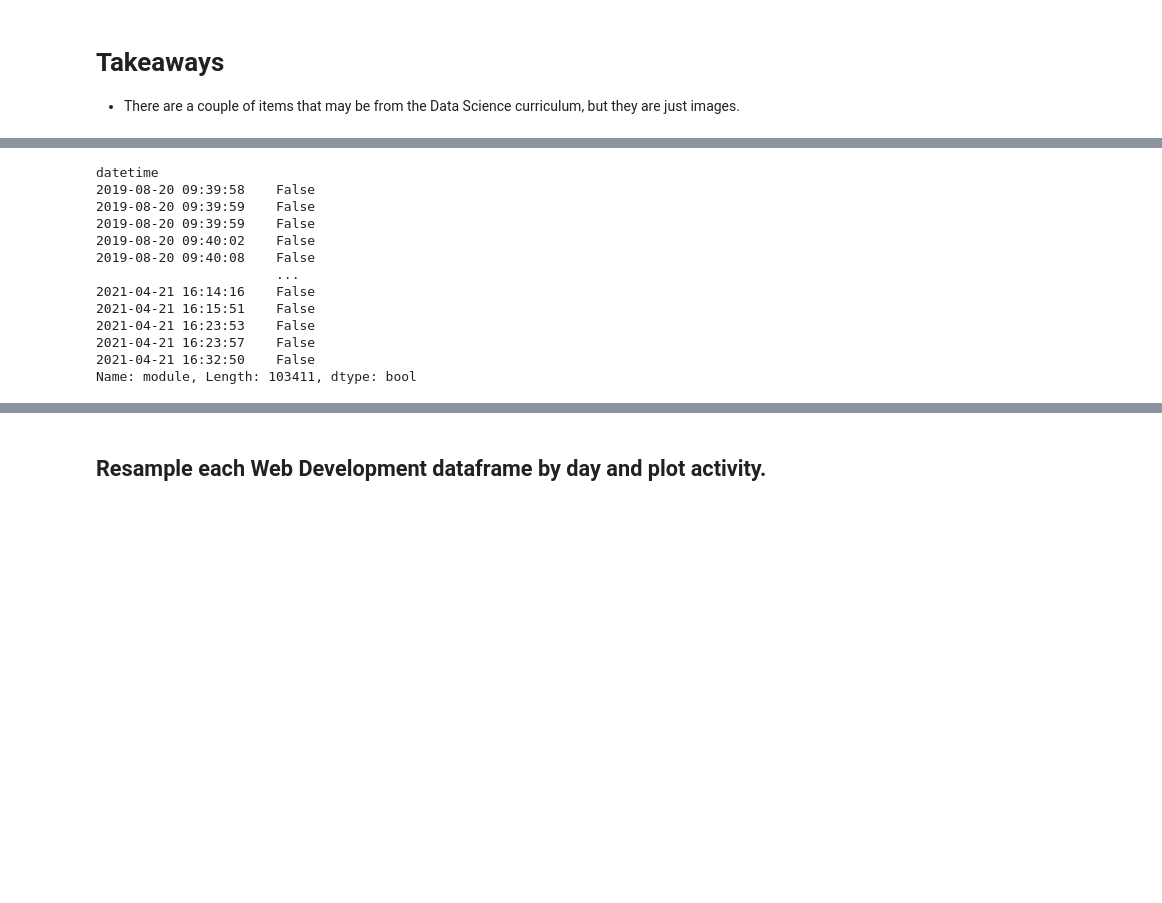
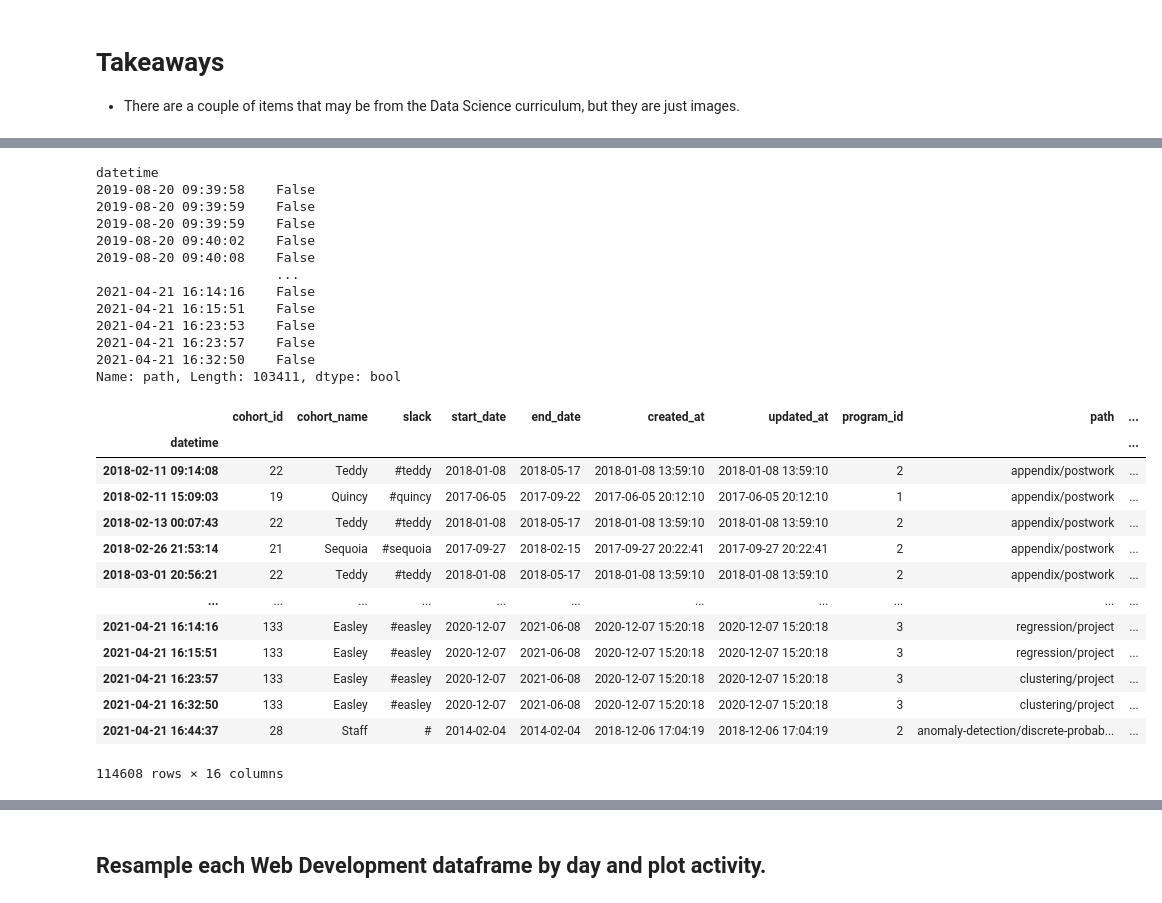
Before and after one commit to AnomalySweeper/user-log-anomaly-detection, a Jupyter notebook: bts-student-log-project-workflow-Copy1.ipynb, the cells around one changed output, grey strips where cells are left out. Saved outputs shown, nothing was run; the diff lists cells and outputs as text; code cells hidden in the pictures; blank space fills up the shorter version.

```diff
--- a/bts-student-log-project-workflow-Copy1.ipynb
+++ b/bts-student-log-project-workflow-Copy1.ipynb
@@ -243,9 +252,9 @@ list(userlog[userlog.ds_student == True].path.unique())
 # %%
 # Save list for Data Science students.
-datascience = list(userlog[userlog.ds_student == True].module.unique())
+datascience = list(userlog[userlog.ds_student == True].path.unique())
 # %%
 # Save list for Web Development students.
-webdev = list(userlog[userlog.ds_student == False].module.unique())
+webdev = list(userlog[userlog.ds_student == False].path.unique())
 # %%
 len(datascience), len(webdev)
 # %% [output]
@@ -313,11 +296,11 @@ set1
 # %%
 ds_path = []
 webdev_path = []
-for path in set1:
-    if (userlog[userlog.ds_student == True].module == path).sum() > (userlog[userlog.ds_student == False].module == path).sum():
-        ds_path.append(path)
+for webpath in set1:
+    if (userlog[userlog.ds_student == True].path == webpath).sum() > (userlog[userlog.ds_student == False].path == webpath).sum():
+        ds_path.append(webpath)
     else:
-        webdev_path.append(path)
+        webdev_path.append(webpath)
 # %%
 # Verify length of set1.
 len(set1)
@@ -412,7 +422,7 @@ datascience_paths = set_datascience.difference(webdev_path)
 # Create a new set for Web Development paths only.
 webdev_paths = set_webdev.difference(ds_path)
 # %%
-userlog[userlog.ds_student == True].module == datascience_paths
+userlog[userlog.ds_student == True].path == datascience_paths
 # %% [output]
 datetime
 2019-08-20 09:39:58    False
@@ -426,7 +436,24 @@ datetime
 2021-04-21 16:23:53    False
 2021-04-21 16:23:57    False
 2021-04-21 16:32:50    False
-Name: module, Length: 103411, dtype: bool
+Name: path, Length: 103411, dtype: bool
 # %%
-data_science_hits = userlog[userlog.module.isin(datascience_paths)]
+data_science_hits = userlog[userlog.path.isin(datascience_paths)]
+# %%
+data_science_hits
+# %% [output]
+|  | cohort_id | cohort_name | slack | start_date | end_date | created_at | updated_at | program_id | path | ... |
+| datetime |  |  |  |  |  |  |  |  |  | ... |
+| 2018-02-11 09:14:08 | 22 | Teddy | #teddy | 2018-01-08 | 2018-05-17 | 2018-01-08 13:59:10 | 2018-01-08 13:59:10 | 2 | appendix/postwork | ... |
+| 2018-02-11 15:09:03 | 19 | Quincy | #quincy | 2017-06-05 | 2017-09-22 | 2017-06-05 20:12:10 | 2017-06-05 20:12:10 | 1 | appendix/postwork | ... |
+| 2018-02-13 00:07:43 | 22 | Teddy | #teddy | 2018-01-08 | 2018-05-17 | 2018-01-08 13:59:10 | 2018-01-08 13:59:10 | 2 | appendix/postwork | ... |
+| 2018-02-26 21:53:14 | 21 | Sequoia | #sequoia | 2017-09-27 | 2018-02-15 | 2017-09-27 20:22:41 | 2017-09-27 20:22:41 | 2 | appendix/postwork | ... |
+| 2018-03-01 20:56:21 | 22 | Teddy | #teddy | 2018-01-08 | 2018-05-17 | 2018-01-08 13:59:10 | 2018-01-08 13:59:10 | 2 | appendix/postwork | ... |
+| ... | ... | ... | ... | ... | ... | ... | ... | ... | ... | ... |
+| 2021-04-21 16:14:16 | 133 | Easley | #easley | 2020-12-07 | 2021-06-08 | 2020-12-07 15:20:18 | 2020-12-07 15:20:18 | 3 | regression/project | ... |
+| 2021-04-21 16:15:51 | 133 | Easley | #easley | 2020-12-07 | 2021-06-08 | 2020-12-07 15:20:18 | 2020-12-07 15:20:18 | 3 | regression/project | ... |
+| 2021-04-21 16:23:57 | 133 | Easley | #easley | 2020-12-07 | 2021-06-08 | 2020-12-07 15:20:18 | 2020-12-07 15:20:18 | 3 | clustering/project | ... |
+| 2021-04-21 16:32:50 | 133 | Easley | #easley | 2020-12-07 | 2021-06-08 | 2020-12-07 15:20:18 | 2020-12-07 15:20:18 | 3 | clustering/project | ... |
+| 2021-04-21 16:44:37 | 28 | Staff | # | 2014-02-04 | 2014-02-04 | 2018-12-06 17:04:19 | 2018-12-06 17:04:19 | 2 | anomaly-detection/discrete-probab... | ... |
+114608 rows × 16 columns
 # %%
```
Also changed, not shown: parts of 43 cells of this notebook, 3 other files.
